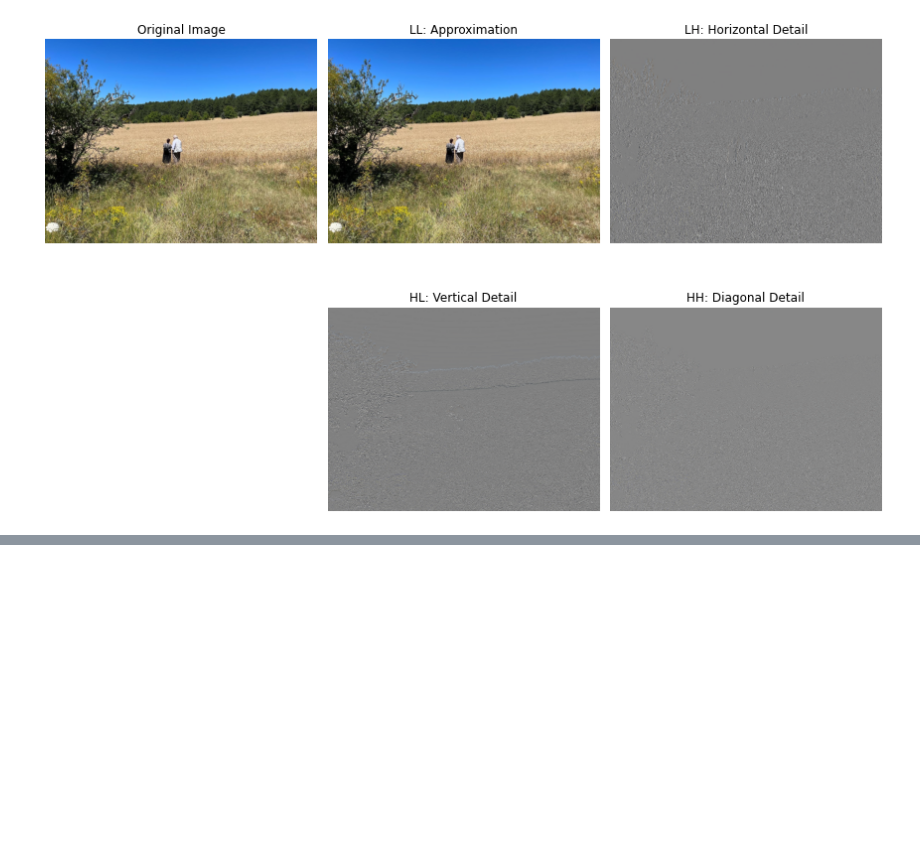
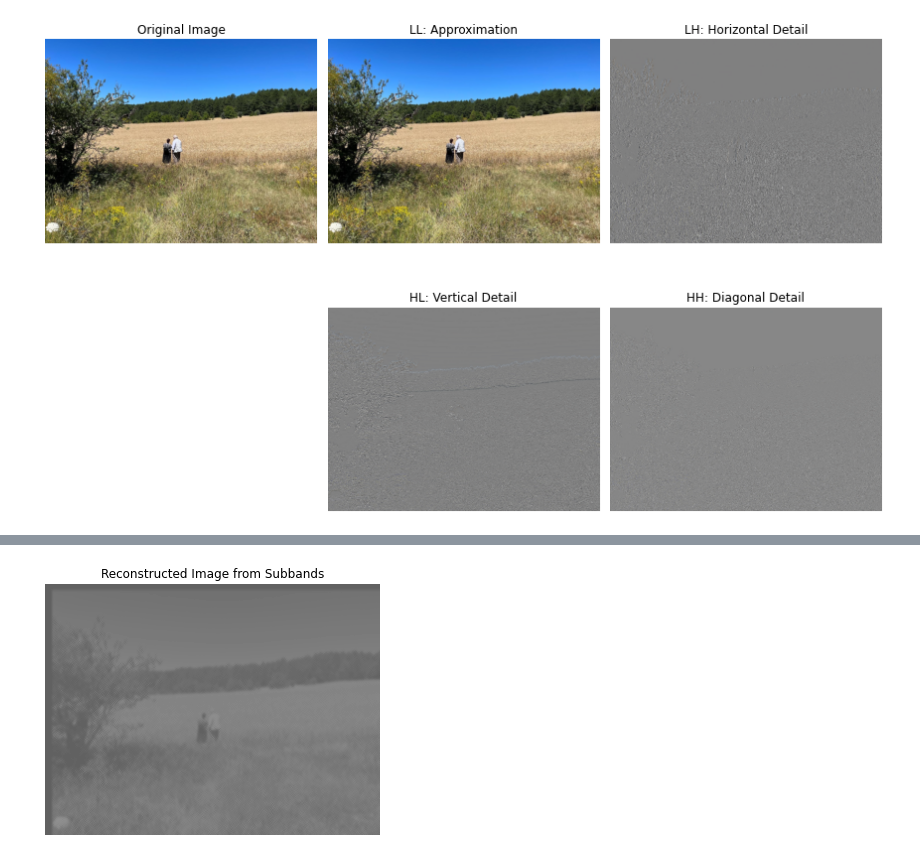
Before and after one commit to itironal/466Companion, a Jupyter notebook: newCh8.ipynb, the cells around one changed output, grey strips where cells are left out. Saved outputs shown, nothing was run; the diff lists cells and outputs as text; code cells hidden in the pictures; blank space fills up the shorter version.

```diff
--- a/newCh8.ipynb
+++ b/newCh8.ipynb
@@ -112,0 +299,67 @@ plt.show()
+# %%
+import numpy as np
+from scipy.signal import firwin, lfilter
+import matplotlib.pyplot as plt
+
+def upsample_by_2(image):
+    """
+    Upsample a 2D image by a factor of 2 along both axes.
+    """
+    rows, cols = image.shape
+    upsampled = np.zeros((rows*2, cols*2))
+    upsampled[::2, ::2] = image
+    return upsampled
+
+def two_band_2d_synthesis(a0, dv, dh, dd, cutoff=0.1, filter_order=31):
+    """
+    Two-band synthesis filter bank for 2D images.
+
+    Parameters
+    ----------
+    a0, dv, dh, dd : 2D arrays
+        Subband images from analysis filter bank.
+    cutoff : float
+        Normalized cutoff frequency for synthesis filters.
+    filter_order : int
+        FIR filter order.
+
+    Returns
+    -------
+    f_reconstructed : 2D array
+        Reconstructed image from subbands.
+    """
+    # Step 1: Upsample all subband images by 2
+    a0_up = upsample_by_2(a0)
+    dv_up = upsample_by_2(dv)
+    dh_up = upsample_by_2(dh)
+    dd_up = upsample_by_2(dd)
+
+    # Step 2: Design synthesis filters
+    g0 = firwin(filter_order, cutoff, pass_zero='lowpass')
+    g1 = firwin(filter_order, cutoff, pass_zero='highpass')
+
+    # ---------------- Reconstruct columns ----------------
+    # Vertical direction:
+    # a0 + dh → low-pass vertically
+    # dv + dd → high-pass vertically
+    col_low = lfilter(g0, [1.0], a0_up, axis=0) + lfilter(g0, [1.0], dh_up, axis=0)
+    col_high = lfilter(g1, [1.0], dv_up, axis=0) + lfilter(g1, [1.0], dd_up, axis=0)
+
+    # ---------------- Reconstruct rows ----------------
+    # Horizontal direction:
+    f_reconstructed = lfilter(g0, [1.0], col_low, axis=1) + lfilter(g1, [1.0], col_high, axis=1)
+
+    return f_reconstructed
+
+# ---------------- Example Usage ----------------
+# Reconstruct the image from the subbands obtained earlier
+f_rec = two_band_2d_synthesis(a0, dv, dh, dd, cutoff=0.1, filter_order=31)
+
+# ---------------- Plot ----------------
+plt.figure(figsize=(6,6))
+plt.imshow(f_rec, cmap='gray')
+plt.title("Reconstructed Image from Subbands")
+plt.axis('off')
+plt.show()
+# %% [output]
+[figure, added]
```
Also changed, not shown: parts of 5 cells of this notebook, 19 other files.
